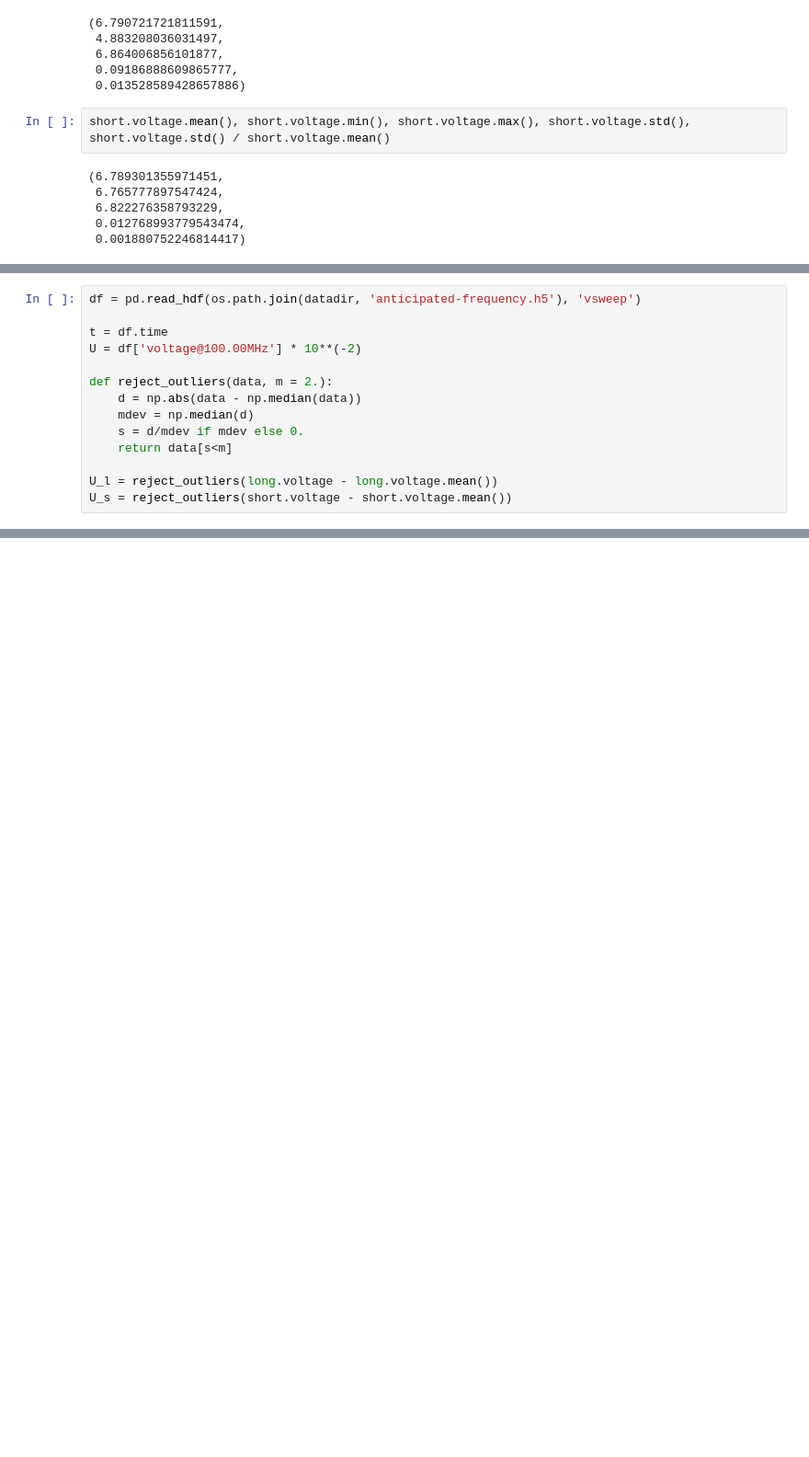
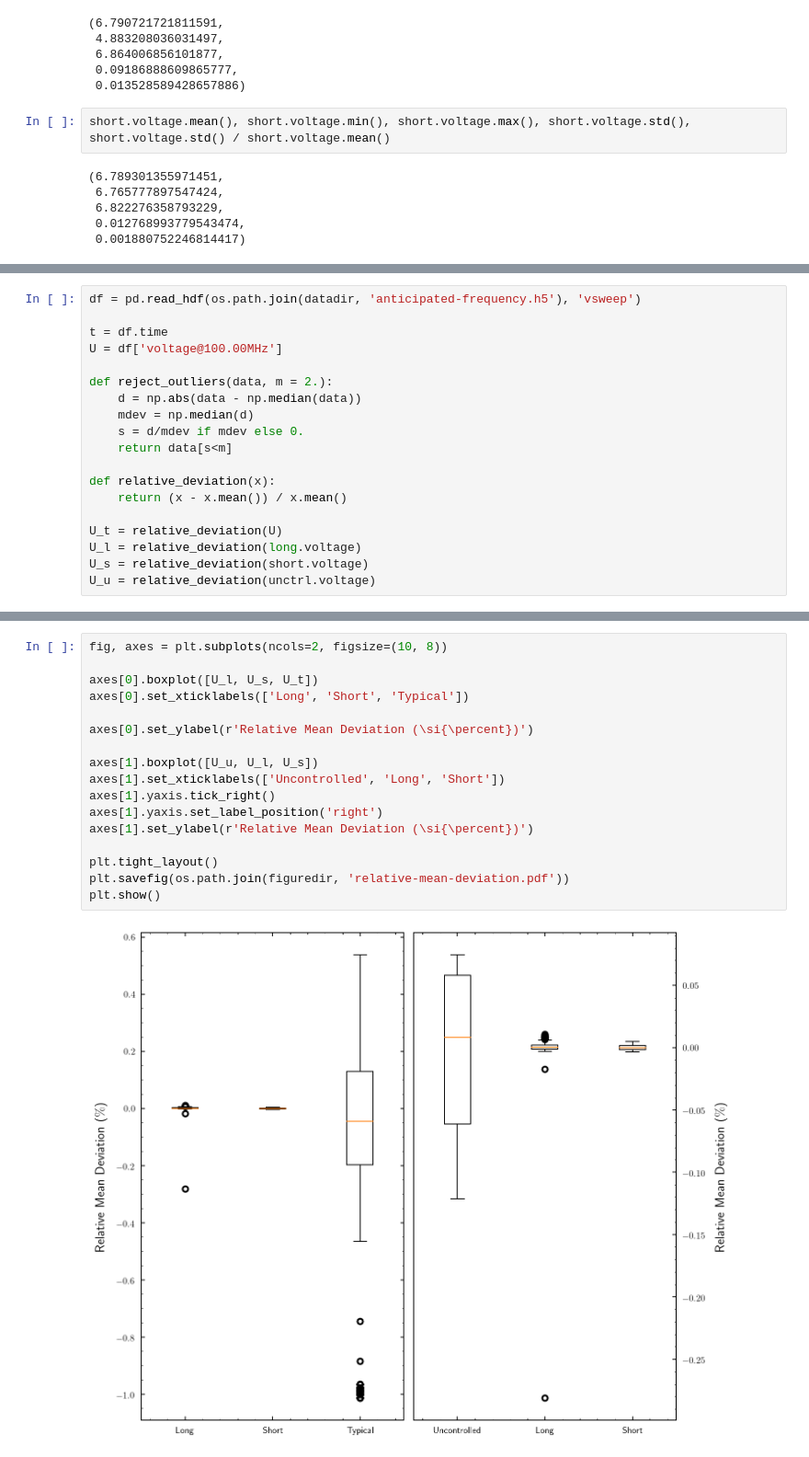
Before and after one commit to bodokaiser/bachelor-thesis, a Jupyter notebook: notebook/evaluation/intensity-control.ipynb, the cells around one changed output, grey strips where cells are left out. Shown at 92% size. Cells and saved outputs as stored; diff of their text form; blank space fills up the shorter version.

```diff
--- a/notebook/evaluation/intensity-control.ipynb
+++ b/notebook/evaluation/intensity-control.ipynb
@@ -97,7 +106,7 @@ plt.show()
 df = pd.read_hdf(os.path.join(datadir, 'anticipated-frequency.h5'), 'vsweep')
 
 t = df.time
-U = df['voltage@100.00MHz'] * 10**(-2)
+U = df['voltage@100.00MHz']
 
 def reject_outliers(data, m = 2.):
     d = np.abs(data - np.median(data))
@@ -105,8 +114,13 @@ def reject_outliers(data, m = 2.):
     s = d/mdev if mdev else 0.
     return data[s<m]
 
-U_l = reject_outliers(long.voltage - long.voltage.mean())
-U_s = reject_outliers(short.voltage - short.voltage.mean())
+def relative_deviation(x):
+    return (x - x.mean()) / x.mean()
+
+U_t = relative_deviation(U)
+U_l = relative_deviation(long.voltage)
+U_s = relative_deviation(short.voltage)
+U_u = relative_deviation(unctrl.voltage)
 # %%
 U.mean(), U.min(), U.max(), U.std(), U.std() / U.mean()
 # %% [output]
@@ -129,0 +132,19 @@ plt.show()
+# %%
+fig, axes = plt.subplots(ncols=2, figsize=(10, 8))
+
+axes[0].boxplot([U_l, U_s, U_t])
+axes[0].set_xticklabels(['Long', 'Short', 'Typical'])
+
+axes[0].set_ylabel(r'Relative Mean Deviation (\si{\percent})')
+
+axes[1].boxplot([U_u, U_l, U_s])
+axes[1].set_xticklabels(['Uncontrolled', 'Long', 'Short'])
+axes[1].yaxis.tick_right()
+axes[1].yaxis.set_label_position('right')
+axes[1].set_ylabel(r'Relative Mean Deviation (\si{\percent})')
+
+plt.tight_layout()
+plt.savefig(os.path.join(figuredir, 'relative-mean-deviation.pdf'))
+plt.show()
+# %% [output]
+[figure, added]
```
Also changed, not shown: parts of 8 cells of this notebook, 12 other files.
